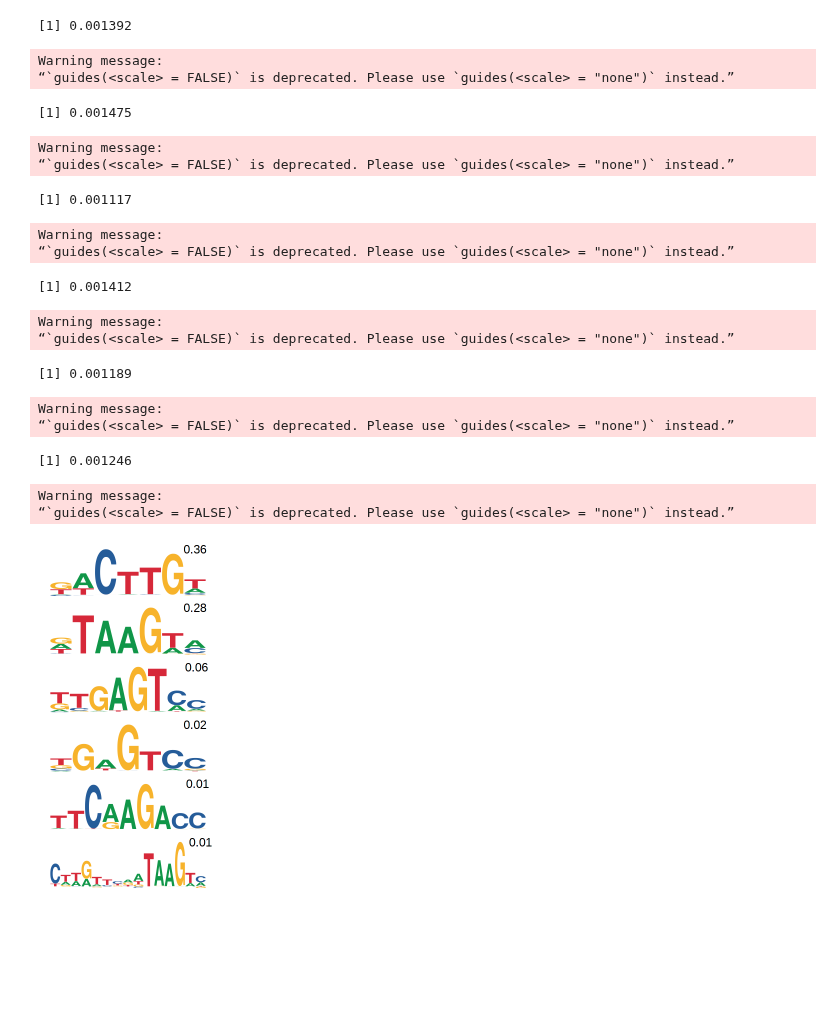
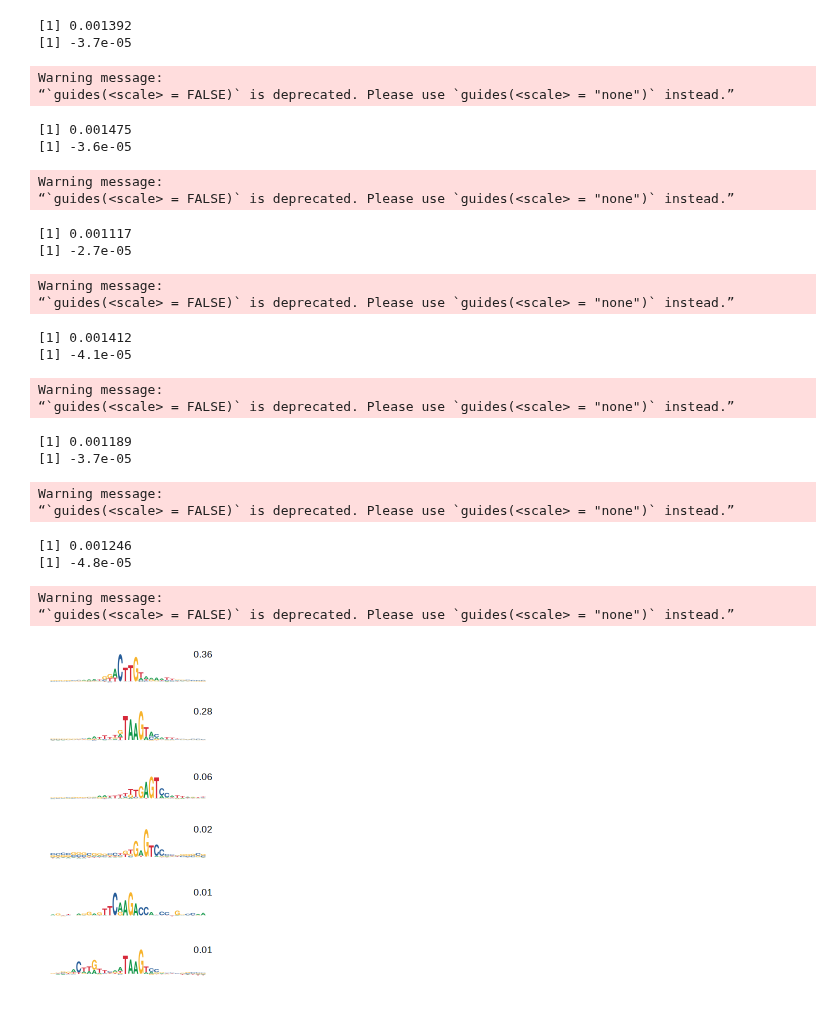
Before and after one commit to kundajelab/chrombpnet, a Jupyter notebook: src/evaluation/figure_notebooks/figure_2/b2_bias_motifs.ipynb, the cells around one changed output. Drawn from its saved outputs; the diff is of its cells as text; code cells hidden in the pictures; blank space fills up the shorter version.

```diff
--- a/src/evaluation/figure_notebooks/figure_2/b2_bias_motifs.ipynb
+++ b/src/evaluation/figure_notebooks/figure_2/b2_bias_motifs.ipynb
@@ -39,7 +39,7 @@ trim_and_plot <- function(m, rc=F, trim_left=0, trim_right=0, method='bits', ymi
     p
 }
 # %%
-get_plots <- function(subcluster_base_path, input_ls, annotations, rc=F, trim_left=0, trim_right=0, first_yaxis=F) {
+get_plots <- function(subcluster_base_path, input_ls, annotations, rc=F, trim_left=0, trim_right=0, first_yaxis=F, ymax=None ,ymin=None) {
     transient_plots = list()
     num_instances_per_motif = 5
     i = 1
@@ -50,10 +50,11 @@ get_plots <- function(subcluster_base_path, input_ls, annotations, rc=F, trim_le
 
         #print(submotif)
         print(max(submotif))
+        print(min(submotif))
 
         textn = annotations[annotations["key"]==sprintf("0_%d",x)][2]
         transient_plots[[i]] = trim_and_plot(submotif, rc, trim_left, trim_right, method='custom',
-                                         ymin=min(submotif)-0.0001, ymax=max(submotif)+0.0001)
+                                         ymin=ymin, ymax=ymax)
 
         #transient_plots[[i]] = trim_and_plot(submotif, rc, trim_left, trim_right)
 
@@ -61,7 +62,7 @@ get_plots <- function(subcluster_base_path, input_ls, annotations, rc=F, trim_le
                                     annotate('text',
                                              x=ncol(submotif),
                                              y=max(submotif),
-                                             size=5,
+                                             size=4,
                                              label=sprintf("%.2f",as.numeric(textn))
                                              )
         #theme(plot.margin = unit(c(0,0,0,0), "pt"))
@@ -111,36 +118,42 @@ Warning message:
 # %%
 
 options(repr.plot.width = 3, repr.plot.height = 6)
 
-dnase_annotations = read.table("bias_motifs/profile_dnase.counts.csv",sep=",", header=TRUE)
+dnase_annotations = read.table("subfigs/bias_motifs/profile_dnase.counts.csv",sep=",", header=TRUE)
 
-all_plots1 = get_plots("bias_motifs/profile_0_%d_dnase1.pfm",  c(0,1,2,7, 12,17), dnase_annotations,
-                       rc=F, trim_left=0, trim_right=0, first_yaxis = F)
+all_plots1 = get_plots("subfigs/bias_motifs/profile_0_%d_dnase1.pfm",  c(0,1,2,7, 12,17), dnase_annotations,
+                       rc=F, trim_left=0, trim_right=0, first_yaxis = F, ymax=0.0017, ymin=-0.001)
 
 #do.call(gridExtra::grid.arrange, c(all_plots, ncol=1))
 
 wrap_plots(all_plots1, ncol=1)
-ggsave("bias_motifs/dnase1_bias.pdf", device = "pdf",  width = 3, height = 6, dpi = 300)
+ggsave("subfigs/bias_motifs/dnase1_bias.pdf", device = "pdf",  width = 3, height = 6, dpi = 300)
 # %% [output]
 [1] 0.001392
+[1] -3.7e-05
 Warning message:
 “`guides(<scale> = FALSE)` is deprecated. Please use `guides(<scale> = "none")` instead.”
 [1] 0.001475
+[1] -3.6e-05
 Warning message:
 “`guides(<scale> = FALSE)` is deprecated. Please use `guides(<scale> = "none")` instead.”
 [1] 0.001117
+[1] -2.7e-05
 Warning message:
 “`guides(<scale> = FALSE)` is deprecated. Please use `guides(<scale> = "none")` instead.”
 [1] 0.001412
+[1] -4.1e-05
 Warning message:
 “`guides(<scale> = FALSE)` is deprecated. Please use `guides(<scale> = "none")` instead.”
 [1] 0.001189
+[1] -3.7e-05
 Warning message:
 “`guides(<scale> = FALSE)` is deprecated. Please use `guides(<scale> = "none")` instead.”
 [1] 0.001246
+[1] -4.8e-05
 Warning message:
 “`guides(<scale> = FALSE)` is deprecated. Please use `guides(<scale> = "none")` instead.”
-[figure, old version]
+[figure, new version]
 # %%
 #options(repr.plot.width = 8, repr.plot.height = 9)
 
```
Also changed, not shown: parts of 2 cells of this notebook, 7 other files.
